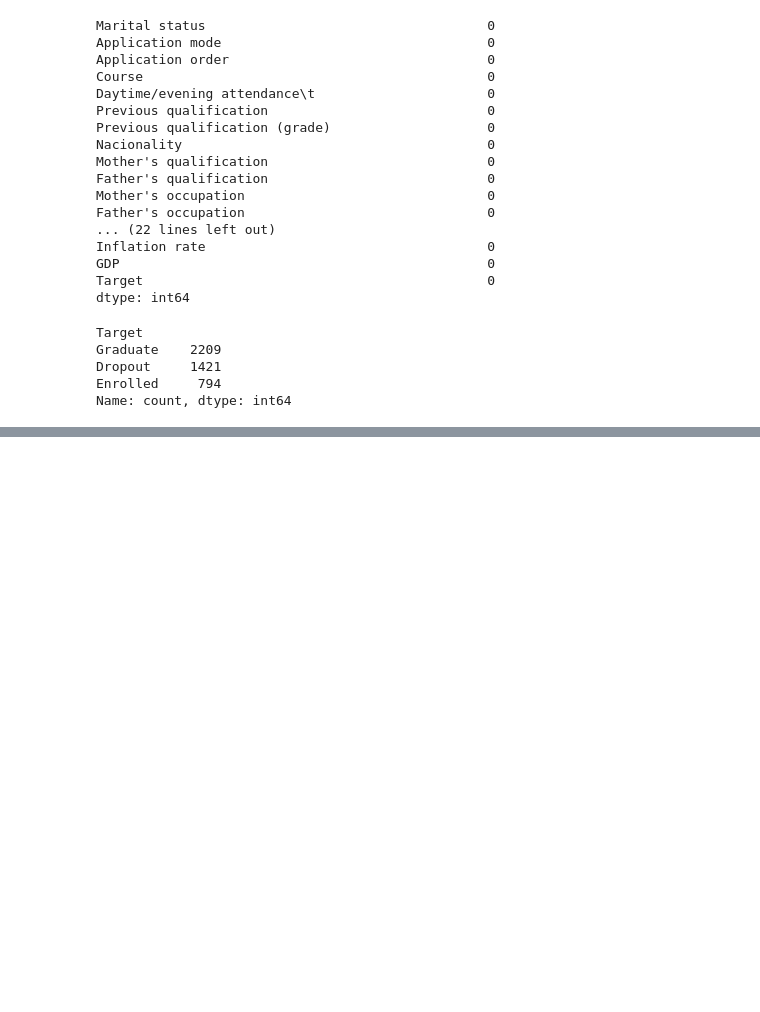
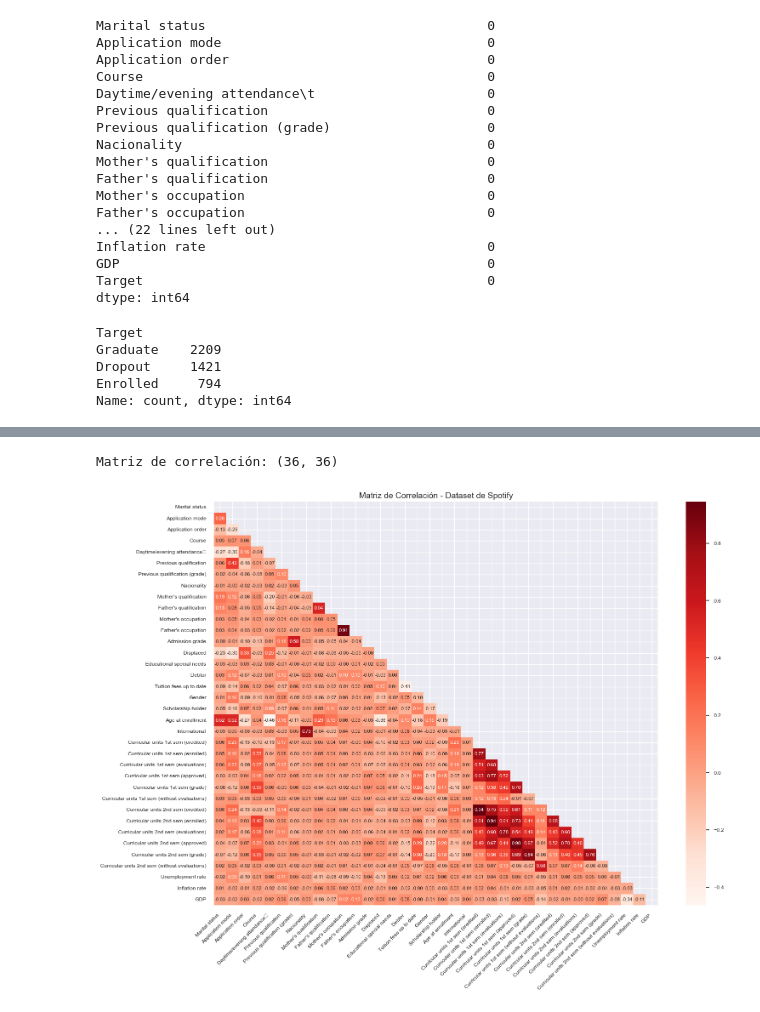
Before and after one commit to MariaClara091/jbook_mlproyect, a Jupyter notebook: _sources/Prueba.ipynb, the cells around one changed output, grey strips where cells are left out. Saved outputs shown, nothing was run; the diff lists cells and outputs as text; code cells hidden in the pictures; blank space fills up the shorter version.

```diff
--- a/_sources/Prueba.ipynb
+++ b/_sources/Prueba.ipynb
@@ -84,0 +155,25 @@ Name: count, dtype: int64
+# %%
+dataset_num = dataset.select_dtypes(include=np.number)
+corr = dataset_num.corr()
+print("Matriz de correlación:", corr.shape)
+mask = np.zeros_like(corr)
+mask[np.triu_indices_from(mask)] = True
+plt.figure(figsize=(16, 12))
+sns.set(font_scale=0.8)
+sns.heatmap(
+    corr,
+    mask=mask,
+    cmap='Reds',
+    annot=True,
+    fmt='.2f',
+    annot_kws={"size": 8},
+    cbar=True
+)
+plt.xticks(rotation=45, ha="right")
+plt.yticks(rotation=0)
+plt.title("Matriz de Correlación - Dataset de Spotify", fontsize=14)
+plt.tight_layout()
+plt.show()
+# %% [output]
+Matriz de correlación: (36, 36)
+[figure, added]
```
Also changed, not shown: parts of 16 cells of this notebook, 23 other files.
